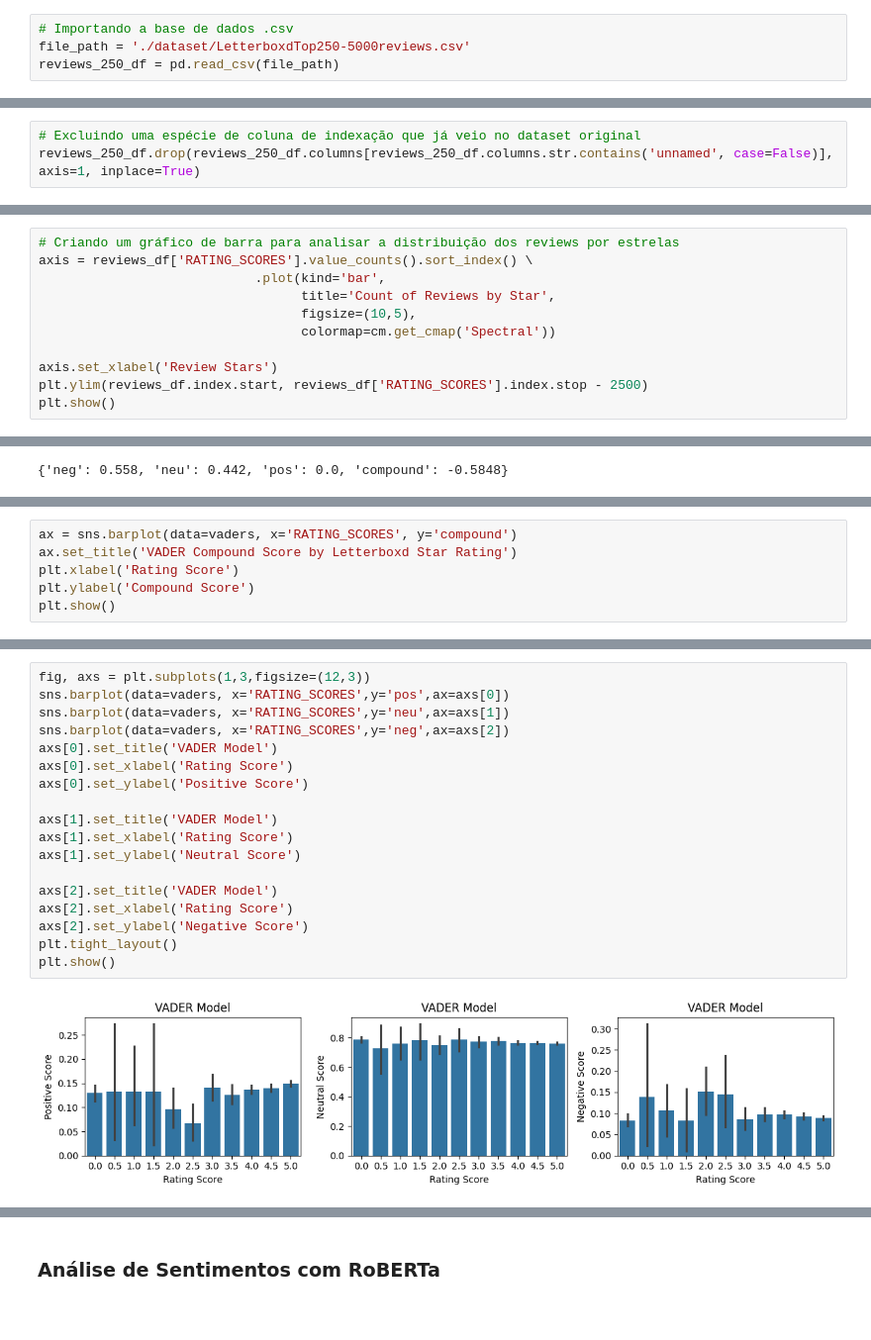
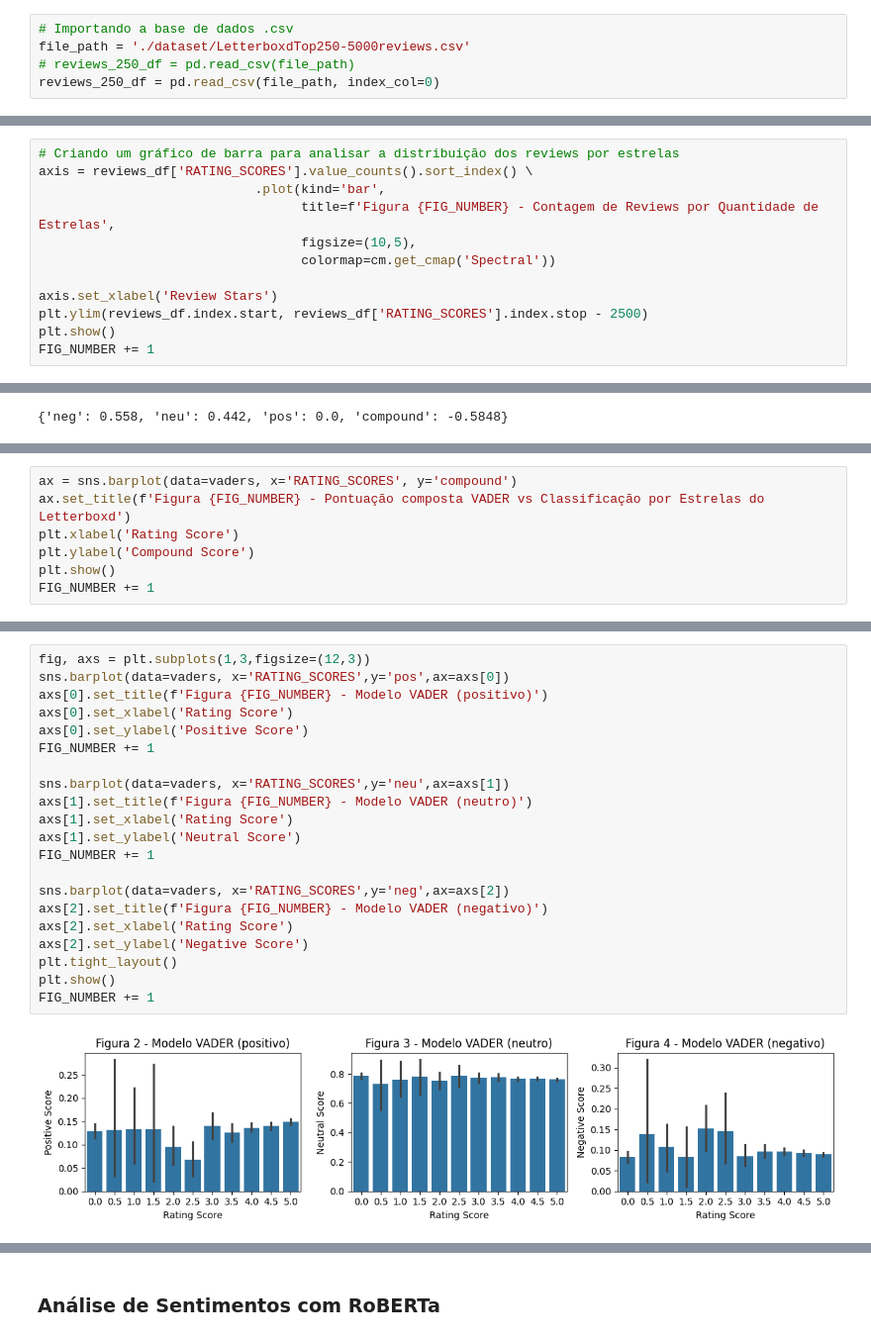
Before and after one commit to anycarolinys/projeto_NLP, a Jupyter notebook: NLP.ipynb, the cells around one changed output, grey strips where cells are left out. Shown at 99% size. Saved outputs shown, nothing was run; the diff lists cells and outputs as text.

```diff
--- a/NLP.ipynb
+++ b/NLP.ipynb
@@ -11,7 +12,8 @@ import numpy as np
 # %%
 # Importando a base de dados .csv
 file_path = './dataset/LetterboxdTop250-5000reviews.csv'
-reviews_250_df = pd.read_csv(file_path)
+# reviews_250_df = pd.read_csv(file_path)
+reviews_250_df = pd.read_csv(file_path, index_col=0)
 # %%
 # Imprimindo as primeiras 5 linhas
 reviews_250_df.head(5)
@@ -38,3 +39,0 @@ reviews_250_df.head(5)
-# %%
-# Excluindo uma espécie de coluna de indexação que já veio no dataset original
-reviews_250_df.drop(reviews_250_df.columns[reviews_250_df.columns.str.contains('unnamed', case=False)], axis=1, inplace=True)
@@ -125,11 +120,12 @@ https://towardsdatascience.com/sentimental-analysis-using-vader-a3415fef7664 -->
 # Criando um gráfico de barra para analisar a distribuição dos reviews por estrelas
 axis = reviews_df['RATING_SCORES'].value_counts().sort_index() \
                             .plot(kind='bar',
-                                  title='Count of Reviews by Star',
+                                  title=f'Figura {FIG_NUMBER} - Contagem de Reviews por Quantidade de Estrelas',
                                   figsize=(10,5),
                                   colormap=cm.get_cmap('Spectral'))
 
 axis.set_xlabel('Review Stars')
 plt.ylim(reviews_df.index.start, reviews_df['RATING_SCORES'].index.stop - 2500)
 plt.show()
+FIG_NUMBER += 1
 # %% [output]
@@ -264,7 +282,8 @@ vaders.head(5)
 # %%
 ax = sns.barplot(data=vaders, x='RATING_SCORES', y='compound')
-ax.set_title('VADER Compound Score by Letterboxd Star Rating')
+ax.set_title(f'Figura {FIG_NUMBER} - Pontuação composta VADER vs Classificação por Estrelas do Letterboxd')
 plt.xlabel('Rating Score')
 plt.ylabel('Compound Score')
 plt.show()
+FIG_NUMBER += 1
 # %% [output]
@@ -272,20 +296,23 @@ plt.show()
 # %%
 fig, axs = plt.subplots(1,3,figsize=(12,3))
 sns.barplot(data=vaders, x='RATING_SCORES',y='pos',ax=axs[0])
-sns.barplot(data=vaders, x='RATING_SCORES',y='neu',ax=axs[1])
-sns.barplot(data=vaders, x='RATING_SCORES',y='neg',ax=axs[2])
-axs[0].set_title('VADER Model')
+axs[0].set_title(f'Figura {FIG_NUMBER} - Modelo VADER (positivo)')
 axs[0].set_xlabel('Rating Score')
 axs[0].set_ylabel('Positive Score')
+FIG_NUMBER += 1
 
-axs[1].set_title('VADER Model')
+sns.barplot(data=vaders, x='RATING_SCORES',y='neu',ax=axs[1])
+axs[1].set_title(f'Figura {FIG_NUMBER} - Modelo VADER (neutro)')
 axs[1].set_xlabel('Rating Score')
 axs[1].set_ylabel('Neutral Score')
+FIG_NUMBER += 1
 
-axs[2].set_title('VADER Model')
+sns.barplot(data=vaders, x='RATING_SCORES',y='neg',ax=axs[2])
+axs[2].set_title(f'Figura {FIG_NUMBER} - Modelo VADER (negativo)')
 axs[2].set_xlabel('Rating Score')
 axs[2].set_ylabel('Negative Score')
 plt.tight_layout()
 plt.show()
+FIG_NUMBER += 1
 # %% [output]
-[figure, old version]
+[figure, new version]
```
Also changed, not shown: parts of 55 cells of this notebook, 2 other files.
